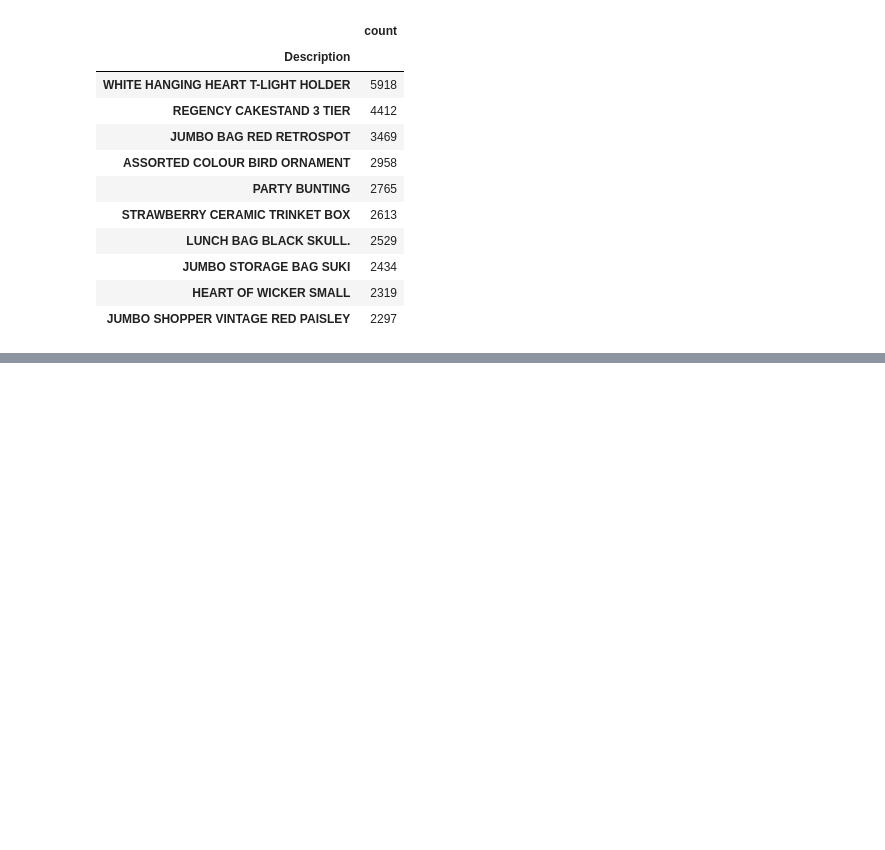
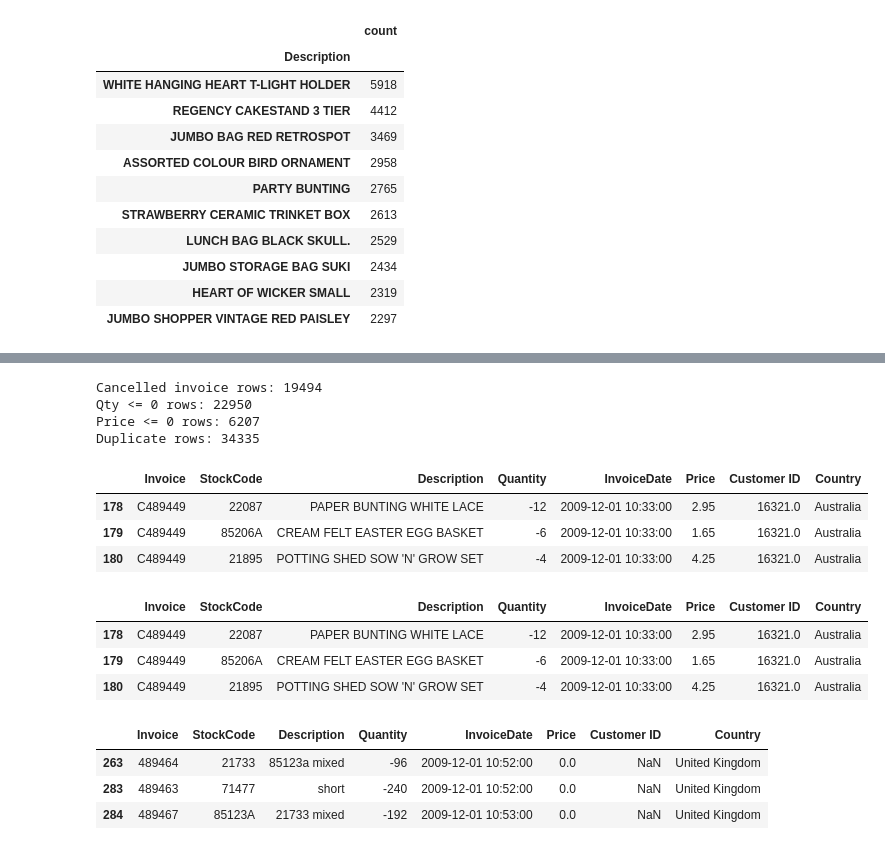
Before and after one commit to Manju-Priya-Yadav/online-retail-analytics, a Jupyter notebook: notebooks/01_data_ingestion.ipynb, the cells around one changed output, grey strips where cells are left out. Saved outputs shown, nothing was run; the diff lists cells and outputs as text; code cells hidden in the pictures; blank space fills up the shorter version.

```diff
--- a/notebooks/01_data_ingestion.ipynb
+++ b/notebooks/01_data_ingestion.ipynb
@@ -136,0 +150,36 @@ in the data cleaning stage based on analysis goals.
+# %%
+
+# Cancelled invoices (Invoice starts with 'C')
+cancel_mask = retail["Invoice"].astype(str).str.startswith("C")
+print("Cancelled invoice rows:", cancel_mask.sum())
+
+# Negative / zero quantity
+print("Qty <= 0 rows:", (retail["Quantity"] <= 0).sum())
+
+# Price <= 0
+print("Price <= 0 rows:", (retail["Price"] <= 0).sum())
+
+# Duplicate rows
+print("Duplicate rows:", retail.duplicated().sum())
+
+# Quick peek of problematic rows
+display(retail.loc[cancel_mask].head(3))
+display(retail.loc[retail["Quantity"] <= 0].head(3))
+display(retail.loc[retail["Price"] <= 0].head(3))
+# %% [output]
+Cancelled invoice rows: 19494
+Qty <= 0 rows: 22950
+Price <= 0 rows: 6207
+Duplicate rows: 34335
+|  | Invoice | StockCode | Description | Quantity | InvoiceDate | Price | Customer ID | Country |
+| 178 | C489449 | 22087 | PAPER BUNTING WHITE LACE | -12 | 2009-12-01 10:33:00 | 2.95 | 16321.0 | Australia |
+| 179 | C489449 | 85206A | CREAM FELT EASTER EGG BASKET | -6 | 2009-12-01 10:33:00 | 1.65 | 16321.0 | Australia |
+| 180 | C489449 | 21895 | POTTING SHED SOW 'N' GROW SET | -4 | 2009-12-01 10:33:00 | 4.25 | 16321.0 | Australia |
+|  | Invoice | StockCode | Description | Quantity | InvoiceDate | Price | Customer ID | Country |
+| 178 | C489449 | 22087 | PAPER BUNTING WHITE LACE | -12 | 2009-12-01 10:33:00 | 2.95 | 16321.0 | Australia |
+| 179 | C489449 | 85206A | CREAM FELT EASTER EGG BASKET | -6 | 2009-12-01 10:33:00 | 1.65 | 16321.0 | Australia |
+| 180 | C489449 | 21895 | POTTING SHED SOW 'N' GROW SET | -4 | 2009-12-01 10:33:00 | 4.25 | 16321.0 | Australia |
+|  | Invoice | StockCode | Description | Quantity | InvoiceDate | Price | Customer ID | Country |
+| 263 | 489464 | 21733 | 85123a mixed | -96 | 2009-12-01 10:52:00 | 0.0 | NaN | United Kingdom |
+| 283 | 489463 | 71477 | short | -240 | 2009-12-01 10:52:00 | 0.0 | NaN | United Kingdom |
+| 284 | 489467 | 85123A | 21733 mixed | -192 | 2009-12-01 10:53:00 | 0.0 | NaN | United Kingdom |
```
Also changed, not shown: parts of 2 cells of this notebook.
